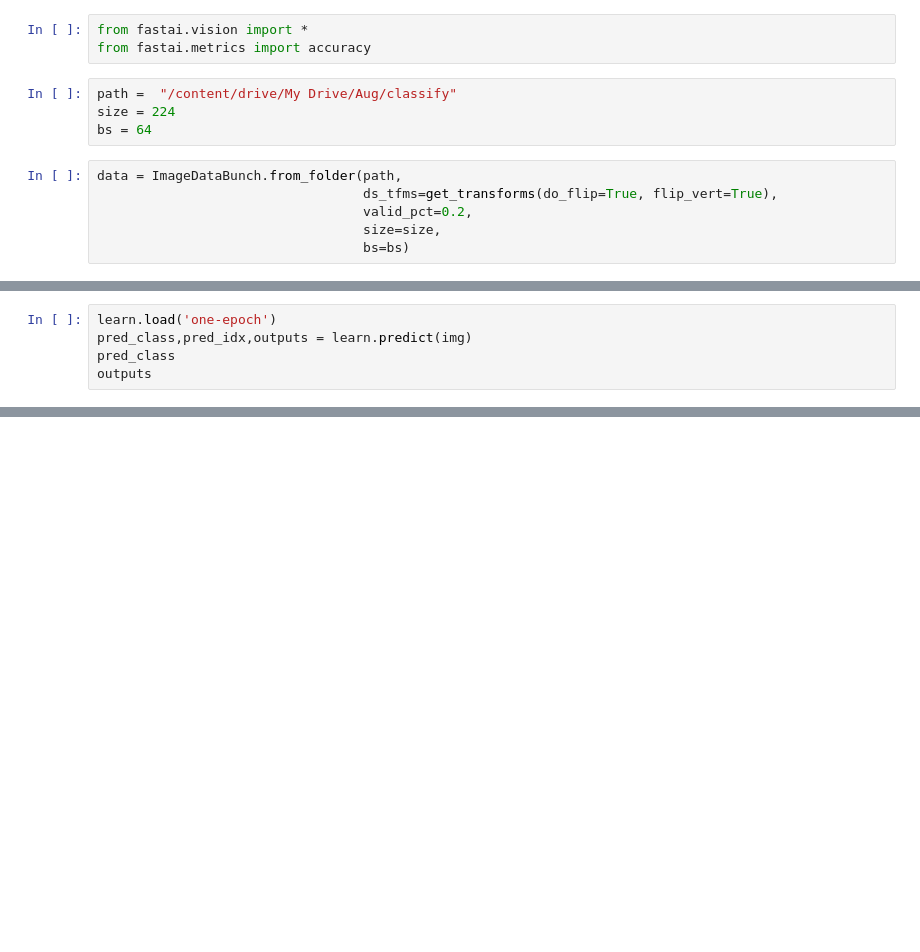
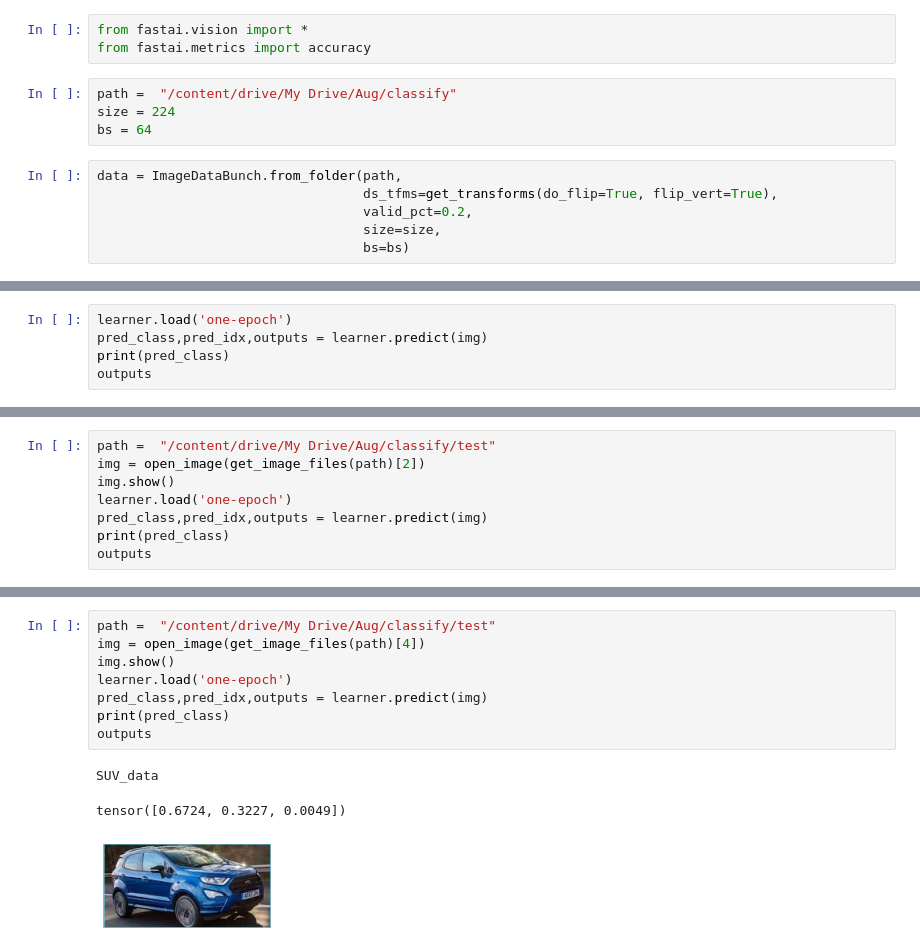
Before and after one commit to harshit37/MS333_Ciao_Bella, a Jupyter notebook: SUVvsSedan.ipynb, the cells around one changed output, grey strips where cells are left out. Drawn from its saved outputs; the diff is of its cells as text; blank space fills up the shorter version.

Commit message:
Updated with test cases

```diff
--- a/SUVvsSedan.ipynb
+++ b/SUVvsSedan.ipynb
@@ -121,6 +72,6 @@ img.show()
 # %%
-learn.load('one-epoch')
-pred_class,pred_idx,outputs = learn.predict(img)
-pred_class
+learner.load('one-epoch')
+pred_class,pred_idx,outputs = learner.predict(img)
+print(pred_class)
 outputs
 # %% [output]
@@ -127,0 +80,8 @@ tensor([0.0279, 0.9721])
+# %%
+path =  "/content/drive/My Drive/Aug/classify/test"
+img = open_image(get_image_files(path)[2])
+img.show()
+learner.load('one-epoch')
+pred_class,pred_idx,outputs = learner.predict(img)
+print(pred_class)
+outputs
@@ -127,0 +92,12 @@ tensor([0.0279, 0.9721])
+# %%
+path =  "/content/drive/My Drive/Aug/classify/test"
+img = open_image(get_image_files(path)[4])
+img.show()
+learner.load('one-epoch')
+pred_class,pred_idx,outputs = learner.predict(img)
+print(pred_class)
+outputs
+# %% [output]
+SUV_data
+tensor([0.6724, 0.3227, 0.0049])
+[figure, added]
```
Also changed, not shown: parts of 17 cells of this notebook.
